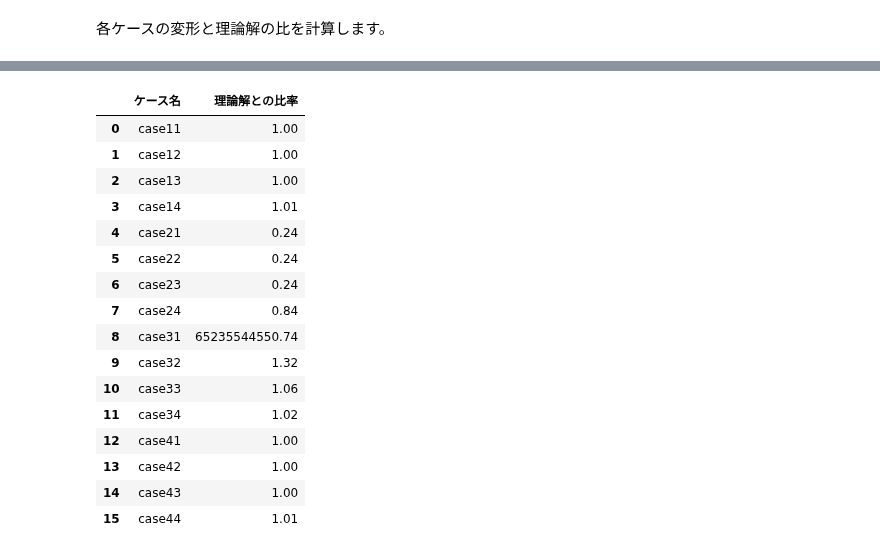
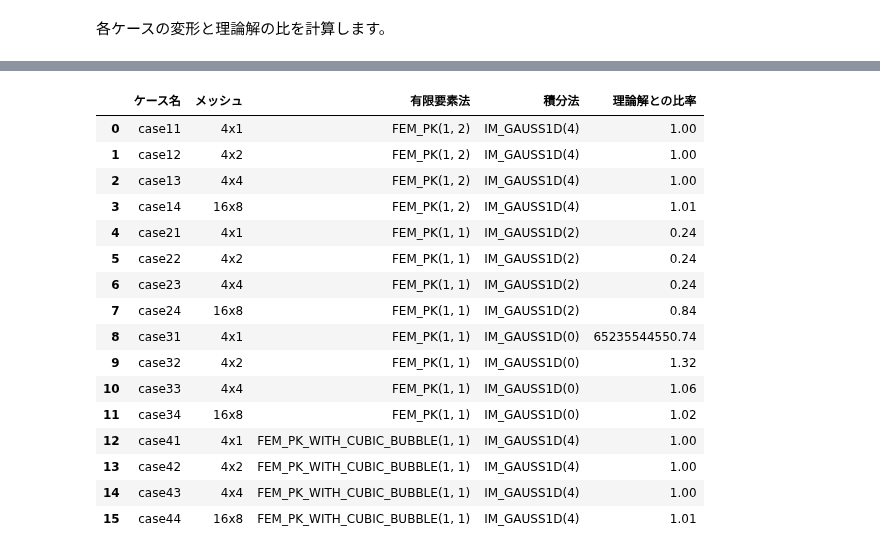
Before and after one commit to tkoyama010/Colaboratory, a Jupyter notebook: Cantilever.ipynb, the cells around one changed output, grey strips where cells are left out. Cells and saved outputs as stored; diff of their text form; code cells hidden in the pictures.

```diff
--- a/Cantilever.ipynb
+++ b/Cantilever.ipynb
@@ -533,35 +519,34 @@ Requirement already satisfied: six>=1.5 in /usr/local/lib/python2.7/dist-package
 # %%
-import pandas as pd
-
 pd.options.display.float_format = "{:.2f}".format
 
 
 data = []
 
-columns = ["ケース名", "理論解との比率"]
+columns = ["ケース名", "メッシュ", "有限要素法", "積分法", "理論解との比率"]
 
-for md, mfu, case in zip(mds, mfus, cases):
+for case, x, y, fem_name, method, md, mfu in zip(
+    cases, xs, ys, fem_names, methods, mds, mfus
+):
     u = md.variable("u")
     dof = mfu.basic_dof_on_region(RIGHT_BOUND)
-    data.append([case, round(max(u[dof] / dmax), 3)])
-
+    data.append([case, str(x) + "x" + str(y), fem_name, method, max(u[dof] / dmax)])
 df = pd.DataFrame(data=data, columns=columns)
 df
 # %% [output]
-|  | ケース名 | 理論解との比率 |
-| 0 | case11 | 1.00 |
-| 1 | case12 | 1.00 |
-| 2 | case13 | 1.00 |
-| 3 | case14 | 1.01 |
-| 4 | case21 | 0.24 |
-| 5 | case22 | 0.24 |
-| 6 | case23 | 0.24 |
-| 7 | case24 | 0.84 |
-| 8 | case31 | 65235544550.74 |
-| 9 | case32 | 1.32 |
-| 10 | case33 | 1.06 |
-| 11 | case34 | 1.02 |
-| 12 | case41 | 1.00 |
-| 13 | case42 | 1.00 |
-| 14 | case43 | 1.00 |
-| 15 | case44 | 1.01 |
+|  | ケース名 | メッシュ | 有限要素法 | 積分法 | 理論解との比率 |
+| 0 | case11 | 4x1 | FEM_PK(1, 2) | IM_GAUSS1D(4) | 1.00 |
+| 1 | case12 | 4x2 | FEM_PK(1, 2) | IM_GAUSS1D(4) | 1.00 |
+| 2 | case13 | 4x4 | FEM_PK(1, 2) | IM_GAUSS1D(4) | 1.00 |
+| 3 | case14 | 16x8 | FEM_PK(1, 2) | IM_GAUSS1D(4) | 1.01 |
+| 4 | case21 | 4x1 | FEM_PK(1, 1) | IM_GAUSS1D(2) | 0.24 |
+| 5 | case22 | 4x2 | FEM_PK(1, 1) | IM_GAUSS1D(2) | 0.24 |
+| 6 | case23 | 4x4 | FEM_PK(1, 1) | IM_GAUSS1D(2) | 0.24 |
+| 7 | case24 | 16x8 | FEM_PK(1, 1) | IM_GAUSS1D(2) | 0.84 |
+| 8 | case31 | 4x1 | FEM_PK(1, 1) | IM_GAUSS1D(0) | 65235544550.74 |
+| 9 | case32 | 4x2 | FEM_PK(1, 1) | IM_GAUSS1D(0) | 1.32 |
+| 10 | case33 | 4x4 | FEM_PK(1, 1) | IM_GAUSS1D(0) | 1.06 |
+| 11 | case34 | 16x8 | FEM_PK(1, 1) | IM_GAUSS1D(0) | 1.02 |
+| 12 | case41 | 4x1 | FEM_PK_WITH_CUBIC_BUBBLE(1, 1) | IM_GAUSS1D(4) | 1.00 |
+| 13 | case42 | 4x2 | FEM_PK_WITH_CUBIC_BUBBLE(1, 1) | IM_GAUSS1D(4) | 1.00 |
+| 14 | case43 | 4x4 | FEM_PK_WITH_CUBIC_BUBBLE(1, 1) | IM_GAUSS1D(4) | 1.00 |
+| 15 | case44 | 16x8 | FEM_PK_WITH_CUBIC_BUBBLE(1, 1) | IM_GAUSS1D(4) | 1.01 |
```
Also changed, not shown: parts of 5 cells of this notebook.
